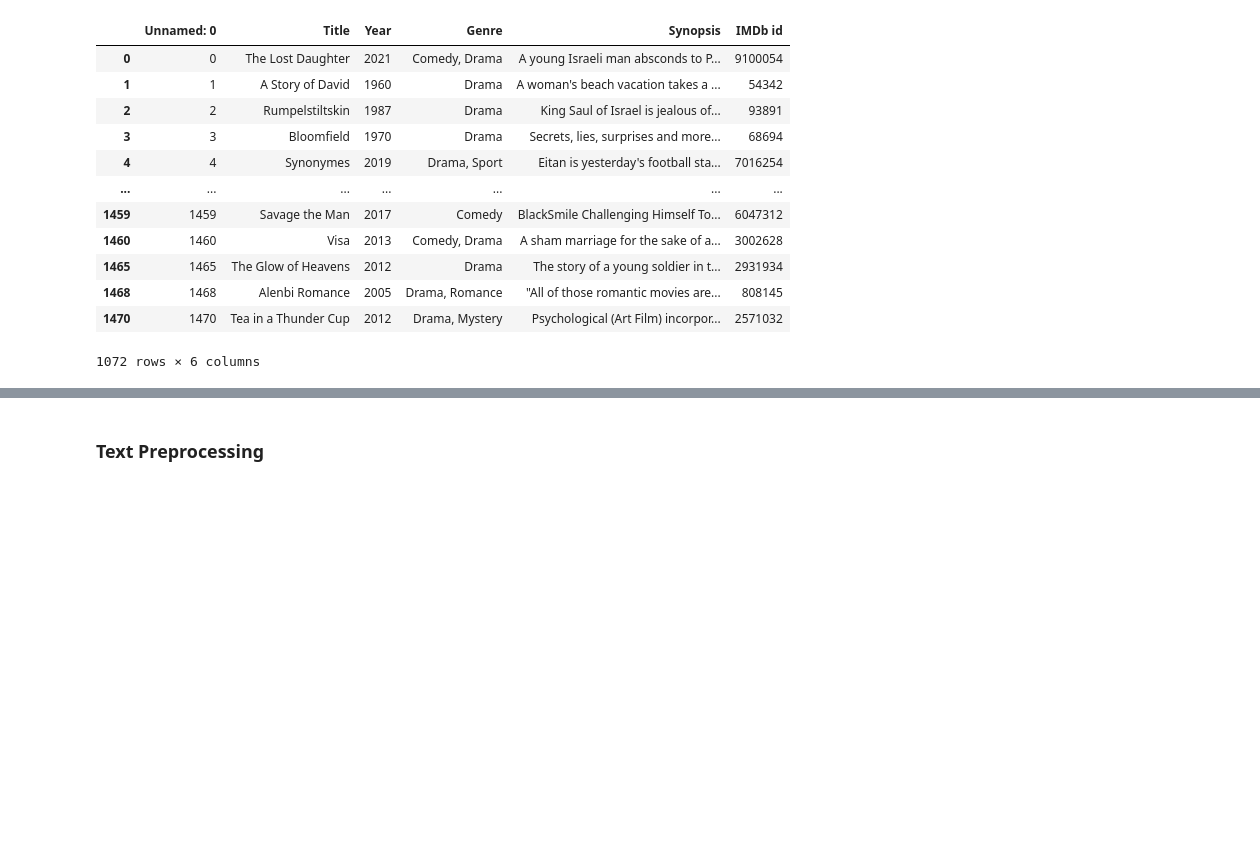
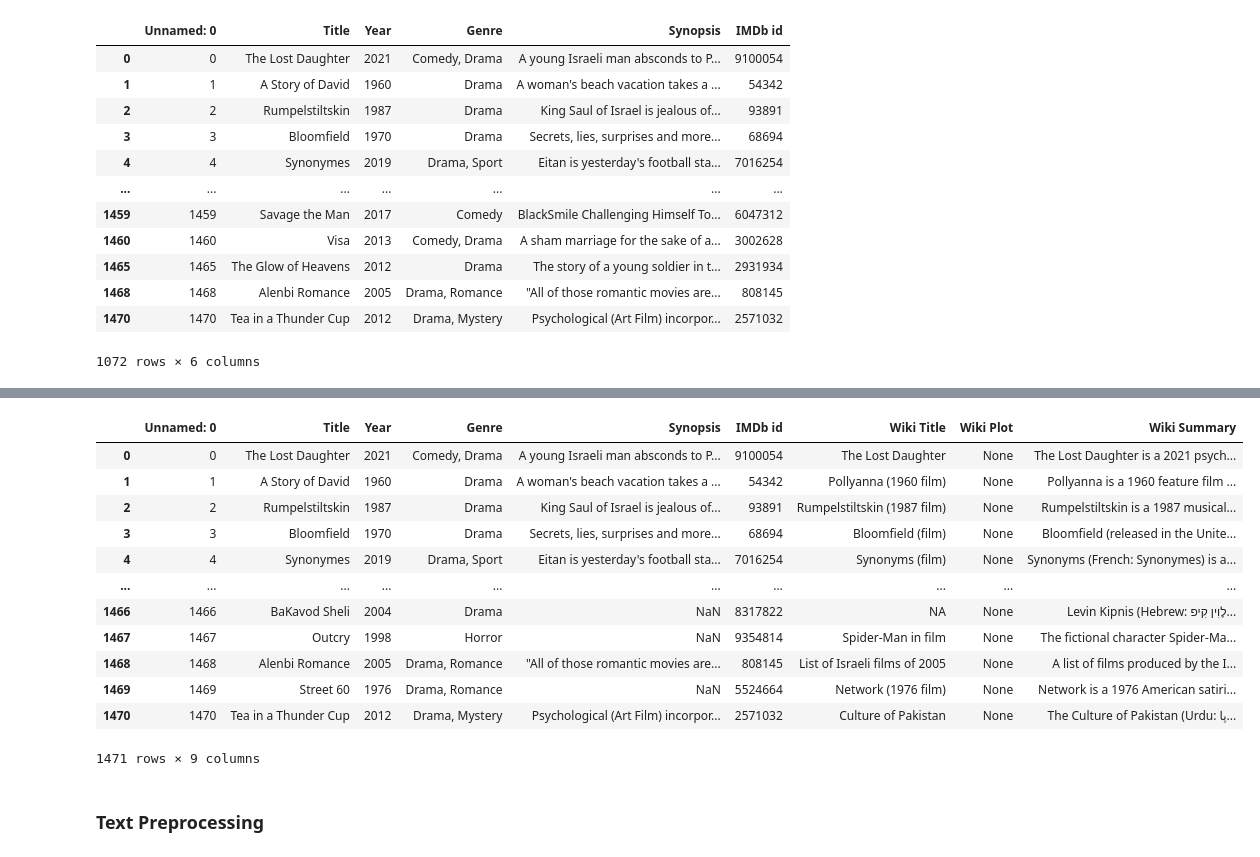
Before and after one commit to assafrbi/mini-project-Digital-Humanities, a Jupyter notebook: dh_mini.ipynb, the cells around one changed output, grey strips where cells are left out. Saved outputs shown, nothing was run; the diff lists cells and outputs as text; code cells hidden in the pictures; blank space fills up the shorter version.

```diff
--- a/dh_mini.ipynb
+++ b/dh_mini.ipynb
@@ -228 +219,5 @@ complete_data
+# %%
+wiki_title = []
+wiki_plot = []
+wiki_summary = []
 # %%
@@ -315,3 +303,26 @@ complete_data
+# %%
+data = pd.read_csv('israel_originated_movies_imdb.csv')
+add_wikipedia(data)
+data['Wiki Title'] = wiki_title
+data['Wiki Plot'] = wiki_plot
+data['Wiki Summary'] = wiki_summary
+# %%
+data.to_csv('israel_originated_movies_imdb_with_wiki.csv')
+data
+# %% [output]
+|  | Unnamed: 0 | Title | Year | Genre | Synopsis | IMDb id | Wiki Title | Wiki Plot | Wiki Summary |
+| 0 | 0 | The Lost Daughter | 2021 | Comedy, Drama | A young Israeli man absconds to P... | 9100054 | The Lost Daughter | None | The Lost Daughter is a 2021 psych... |
+| 1 | 1 | A Story of David | 1960 | Drama | A woman's beach vacation takes a ... | 54342 | Pollyanna (1960 film) | None | Pollyanna is a 1960 feature film ... |
+| 2 | 2 | Rumpelstiltskin | 1987 | Drama | King Saul of Israel is jealous of... | 93891 | Rumpelstiltskin (1987 film) | None | Rumpelstiltskin is a 1987 musical... |
+| 3 | 3 | Bloomfield | 1970 | Drama | Secrets, lies, surprises and more... | 68694 | Bloomfield (film) | None | Bloomfield (released in the Unite... |
+| 4 | 4 | Synonymes | 2019 | Drama, Sport | Eitan is yesterday's football sta... | 7016254 | Synonyms (film) | None | Synonyms (French: Synonymes) is a... |
+| ... | ... | ... | ... | ... | ... | ... | ... | ... | ... |
+| 1466 | 1466 | BaKavod Sheli | 2004 | Drama | NaN | 8317822 | NA | None | Levin Kipnis (Hebrew: לֶוִין קִיפ... |
+| 1467 | 1467 | Outcry | 1998 | Horror | NaN | 9354814 | Spider-Man in film | None | The fictional character Spider-Ma... |
+| 1468 | 1468 | Alenbi Romance | 2005 | Drama, Romance | "All of those romantic movies are... | 808145 | List of Israeli films of 2005 | None | A list of films produced by the I... |
+| 1469 | 1469 | Street 60 | 1976 | Drama, Romance | NaN | 5524664 | Network (1976 film) | None | Network is a 1976 American satiri... |
+| 1470 | 1470 | Tea in a Thunder Cup | 2012 | Drama, Mystery | Psychological (Art Film) incorpor... | 2571032 | Culture of Pakistan | None | The Culture of Pakistan (Urdu: پا... |
+1471 rows × 9 columns
 # %% [markdown]
 ### Text Preprocessing
 # %% [markdown]
```
Also changed, not shown: parts of 11 cells of this notebook.
